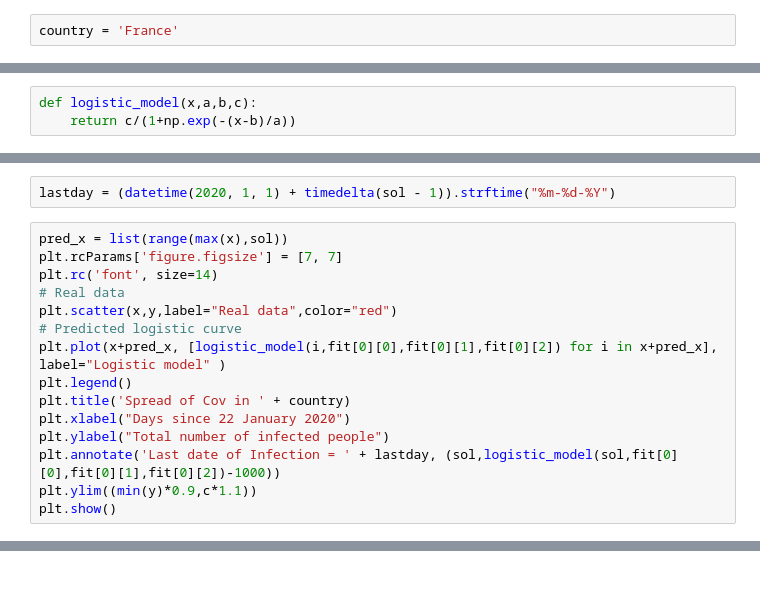
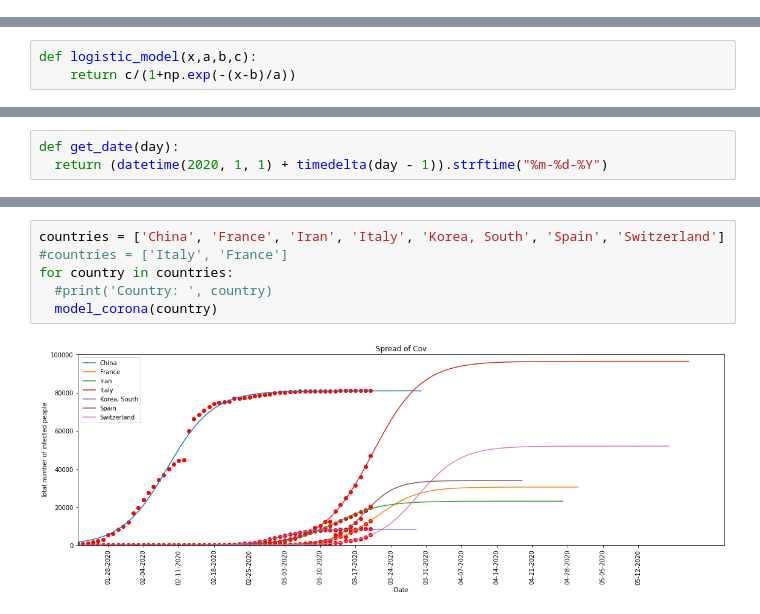
Before and after one commit to rajivsresearch/Corona, a Jupyter notebook: Model_Corona.ipynb, the cells around one changed output, grey strips where cells are left out. Saved outputs shown, nothing was run; the diff lists cells and outputs as text; blank space fills up the shorter version.

```diff
--- a/Model_Corona.ipynb
+++ b/Model_Corona.ipynb
@@ -29,5 +27,3 @@ df.head()
 | 2 | NaN | Singapore | 1.2833 | 103.8333 | 0 | 1 | 3 | 3 | 4 | ... |
 | 3 | NaN | Nepal | 28.1667 | 84.2500 | 0 | 0 | 0 | 1 | 1 | ... |
 | 4 | NaN | Malaysia | 2.5000 | 112.5000 | 0 | 0 | 0 | 3 | 4 | ... |
-# %%
-country = 'France'
@@ -73,17 +41,3 @@ sol = int(fsolve(lambda x : logistic_model(x,a,b,c) - int(c),b))
 # %%
-lastday = (datetime(2020, 1, 1) + timedelta(sol - 1)).strftime("%m-%d-%Y")
+def get_date(day):
+  return (datetime(2020, 1, 1) + timedelta(day - 1)).strftime("%m-%d-%Y")
-# %%
-pred_x = list(range(max(x),sol))
-plt.rcParams['figure.figsize'] = [7, 7]
-plt.rc('font', size=14)
-# Real data
-plt.scatter(x,y,label="Real data",color="red")
-# Predicted logistic curve
-plt.plot(x+pred_x, [logistic_model(i,fit[0][0],fit[0][1],fit[0][2]) for i in x+pred_x], label="Logistic model" )
-plt.legend()
-plt.title('Spread of Cov in ' + country)
-plt.xlabel("Days since 22 January 2020")
-plt.ylabel("Total number of infected people")
-plt.annotate('Last date of Infection = ' + lastday, (sol,logistic_model(sol,fit[0][0],fit[0][1],fit[0][2])-1000))
-plt.ylim((min(y)*0.9,c*1.1))
-plt.show()
@@ -91,0 +101,8 @@ plt.show()
+# %%
+countries = ['China', 'France', 'Iran', 'Italy', 'Korea, South', 'Spain', 'Switzerland']
+#countries = ['Italy', 'France']
+for country in countries:
+  #print('Country: ', country)
+  model_corona(country)
+# %% [output]
+[figure, added]
```
Also changed, not shown: parts of 15 cells of this notebook.
